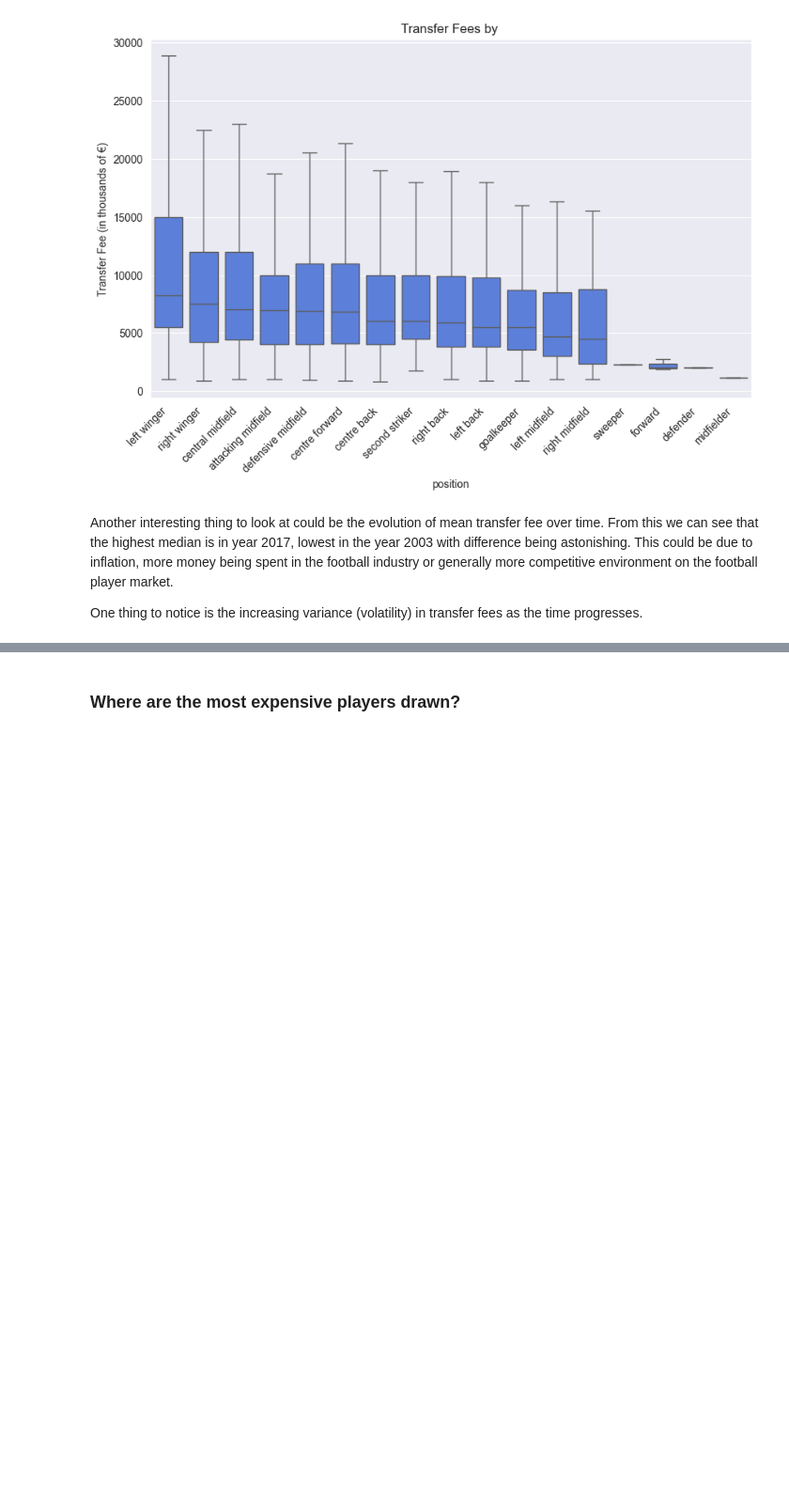
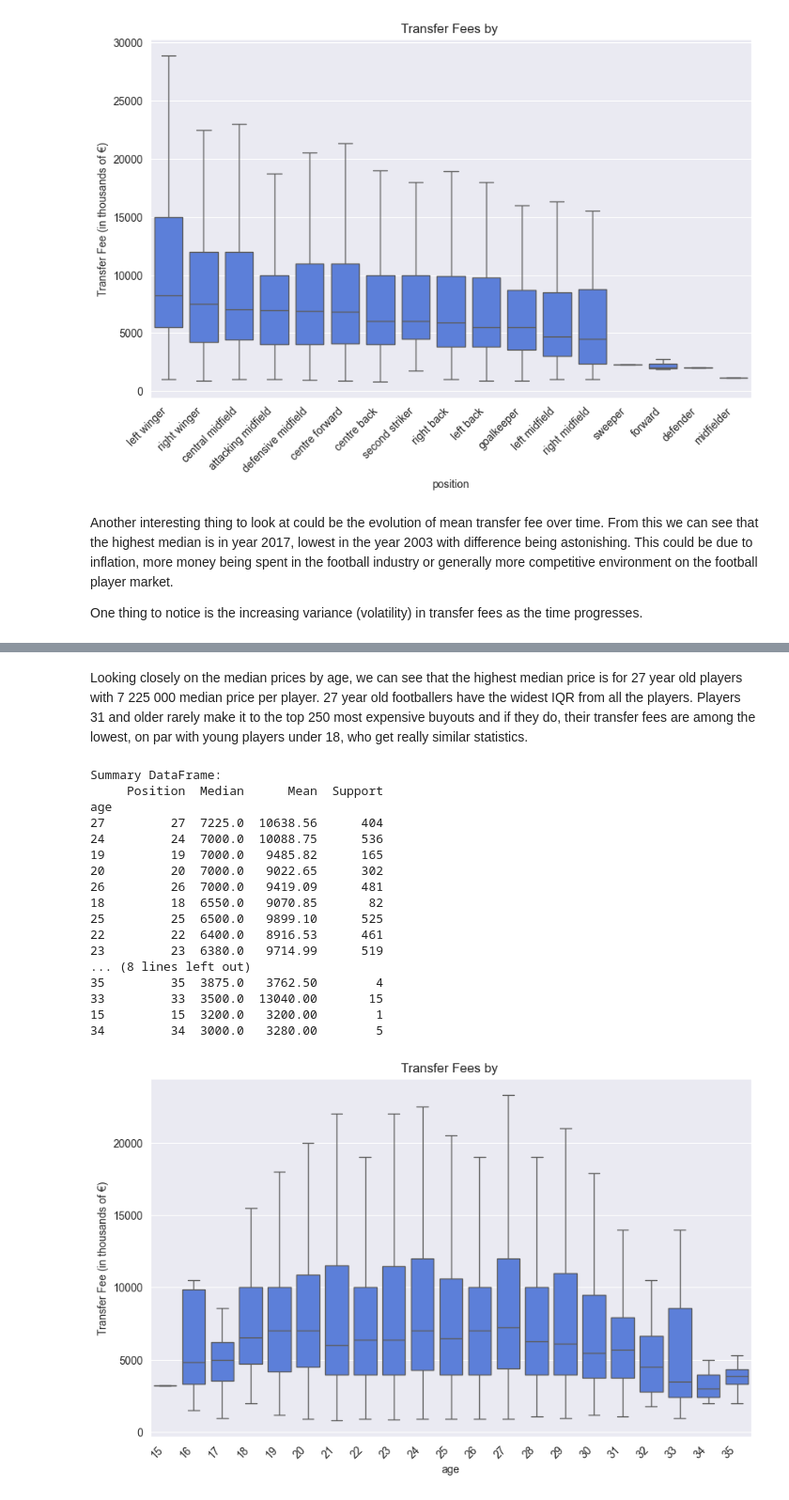
Before and after one commit to balooooooooo/football-transfers-eda, a Jupyter notebook: football_transfers.ipynb, the cells around one changed output, grey strips where cells are left out. Shown at 94% size. Saved outputs shown, nothing was run; the diff lists cells and outputs as text; code cells hidden in the pictures; blank space fills up the shorter version.

```diff
--- a/football_transfers.ipynb
+++ b/football_transfers.ipynb
@@ -649,5 +772,26 @@ season
 2002        2002   2555.0   4697.44      244
 2003        2003   2500.0   4580.62      242
 [figure]
-# %% [markdown]
-### Where are the most expensive players drawn?
+# %% [markdown]
+Looking closely on the median prices by age, we can see that the highest median price is for 27 year old players with 7 225 000 median price per player. 27 year old footballers have the widest IQR from all the players. Players 31 and older rarely make it to the top 250 most expensive buyouts and if they do, their transfer fees are among the lowest, on par with young players under 18, who get really similar statistics.
+# %%
+median_price_per_player(df, "age")
+# %% [output]
+Summary DataFrame:
+     Position  Median      Mean  Support
+age
+27         27  7225.0  10638.56      404
+24         24  7000.0  10088.75      536
+19         19  7000.0   9485.82      165
+20         20  7000.0   9022.65      302
+26         26  7000.0   9419.09      481
+18         18  6550.0   9070.85       82
+25         25  6500.0   9899.10      525
+22         22  6400.0   8916.53      461
+23         23  6380.0   9714.99      519
+... (8 lines left out)
+35         35  3875.0   3762.50        4
+33         33  3500.0  13040.00       15
+15         15  3200.0   3200.00        1
+34         34  3000.0   3280.00        5
+[figure, added]
```
Also changed, not shown: parts of 67 cells of this notebook.
